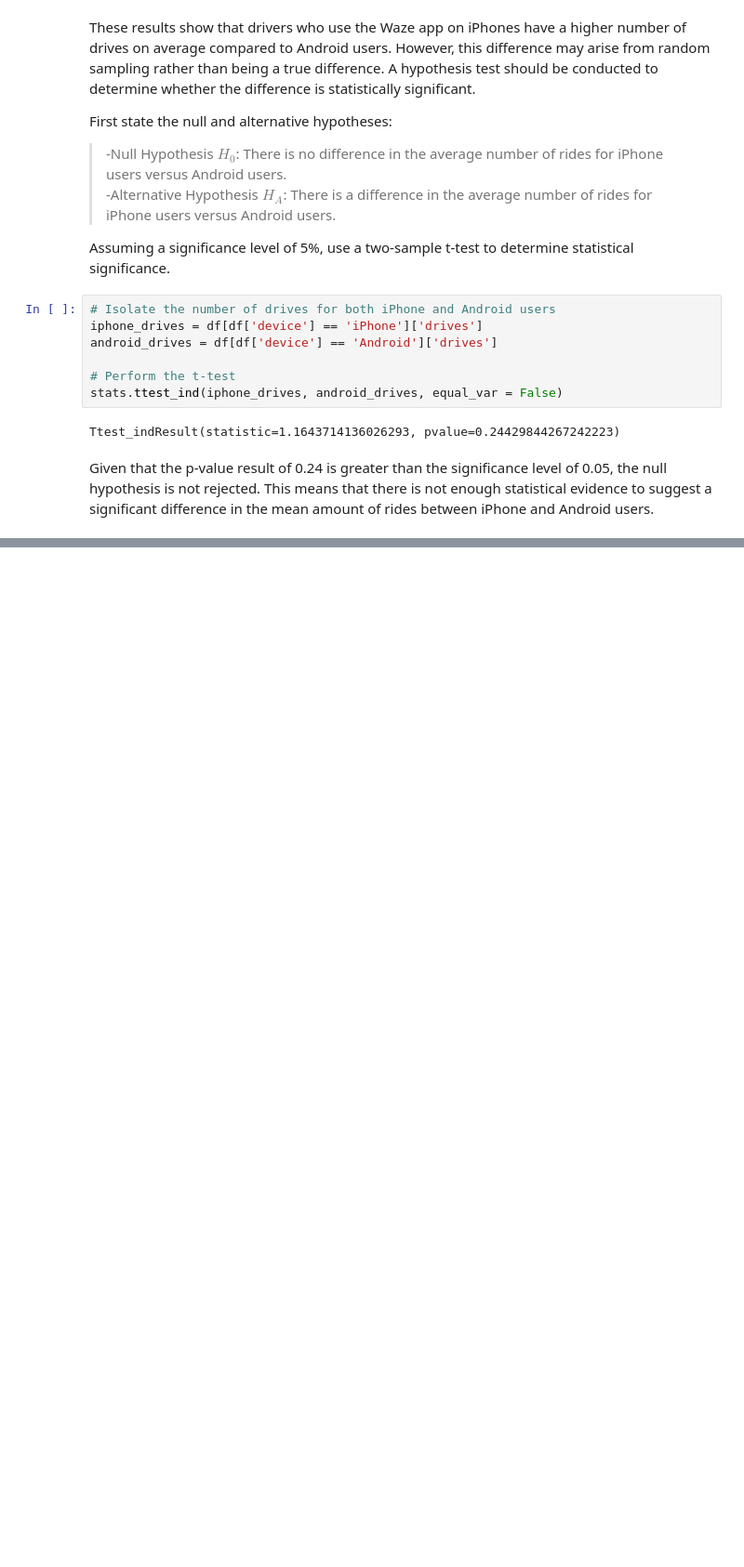
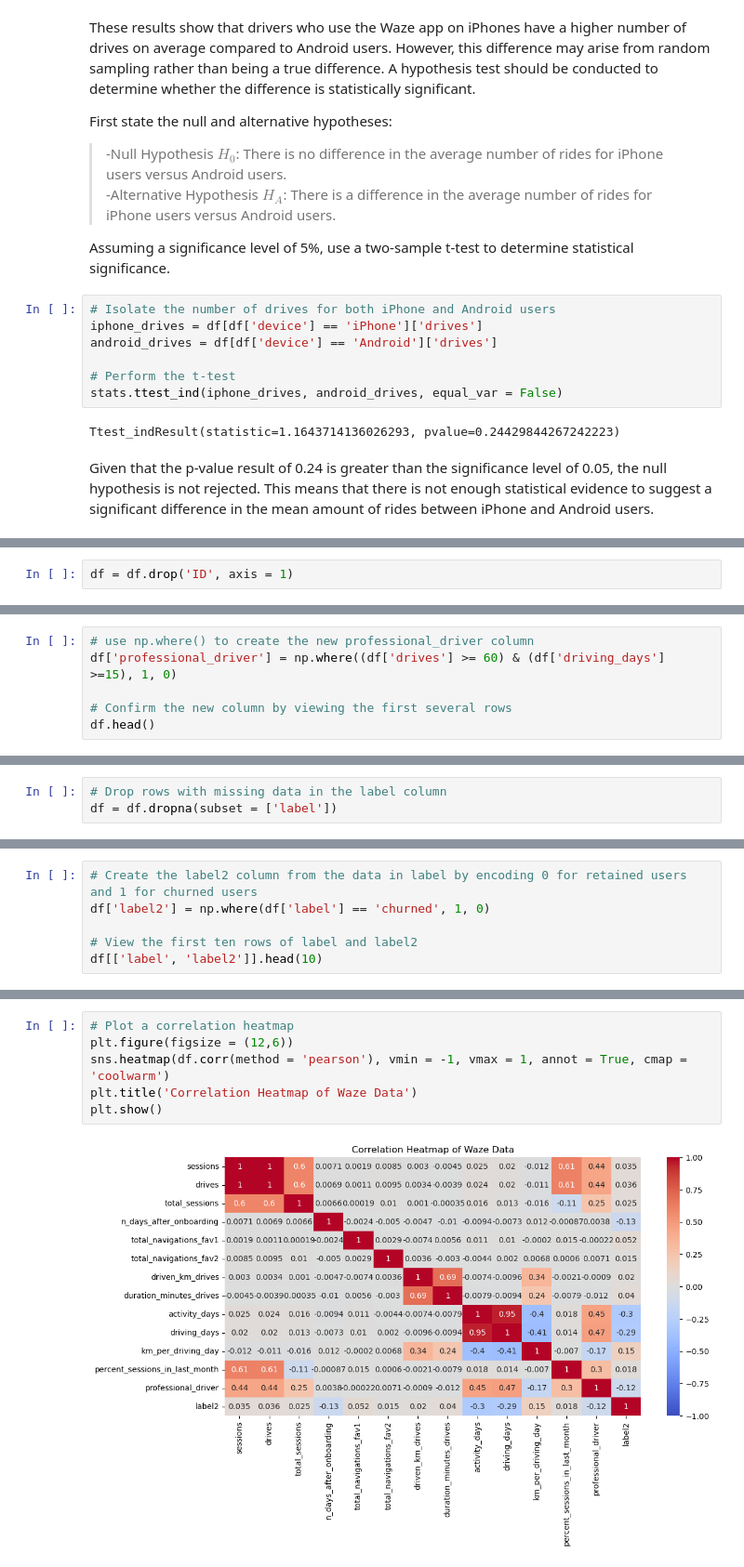
Before and after one commit to JasonHolton/Waze_Data-Science, a Jupyter notebook: Waze Project Notebook.ipynb, the cells around one changed output, grey strips where cells are left out. Shown at 93% size. Saved outputs shown, nothing was run; the diff lists cells and outputs as text; blank space fills up the shorter version.

```diff
--- a/Waze Project Notebook.ipynb
+++ b/Waze Project Notebook.ipynb
@@ -835,0 +913,2 @@ Given that the p-value result of 0.24 is greater than the significance level of
+# %%
+df = df.drop('ID', axis = 1)
@@ -835,0 +975,6 @@ Given that the p-value result of 0.24 is greater than the significance level of
+# %%
+# use np.where() to create the new professional_driver column
+df['professional_driver'] = np.where((df['drives'] >= 60) & (df['driving_days'] >=15), 1, 0)
+
+# Confirm the new column by viewing the first several rows
+df.head()
@@ -835,0 +1017,3 @@ Given that the p-value result of 0.24 is greater than the significance level of
+# %%
+# Drop rows with missing data in the label column
+df = df.dropna(subset = ['label'])
@@ -835,0 +1045,6 @@ Given that the p-value result of 0.24 is greater than the significance level of
+# %%
+# Create the label2 column from the data in label by encoding 0 for retained users and 1 for churned users
+df['label2'] = np.where(df['label'] == 'churned', 1, 0)
+
+# View the first ten rows of label and label2
+df[['label', 'label2']].head(10)
@@ -835,0 +1096,8 @@ Given that the p-value result of 0.24 is greater than the significance level of
+# %%
+# Plot a correlation heatmap
+plt.figure(figsize = (12,6))
+sns.heatmap(df.corr(method = 'pearson'), vmin = -1, vmax = 1, annot = True, cmap = 'coolwarm')
+plt.title('Correlation Heatmap of Waze Data')
+plt.show()
+# %% [output]
+[figure, added]
```
Also changed, not shown: parts of 89 cells of this notebook.
